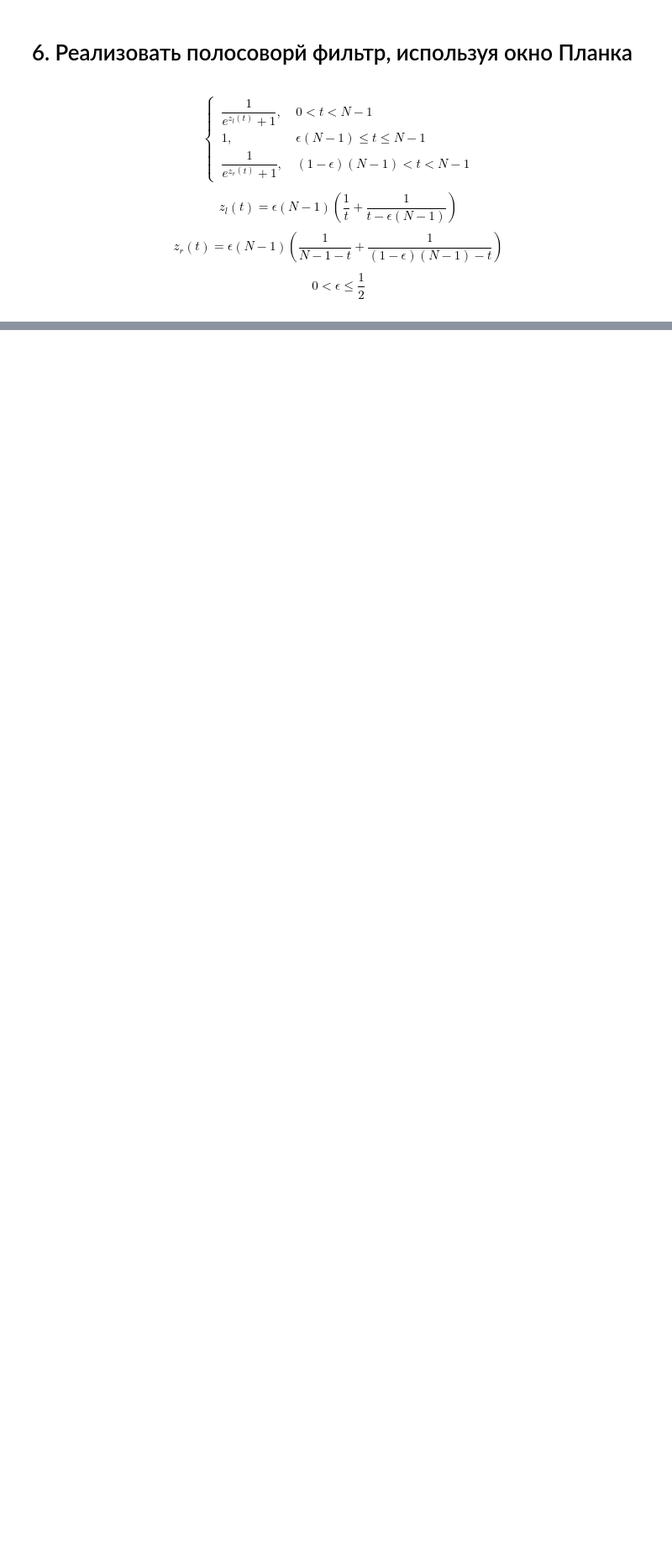
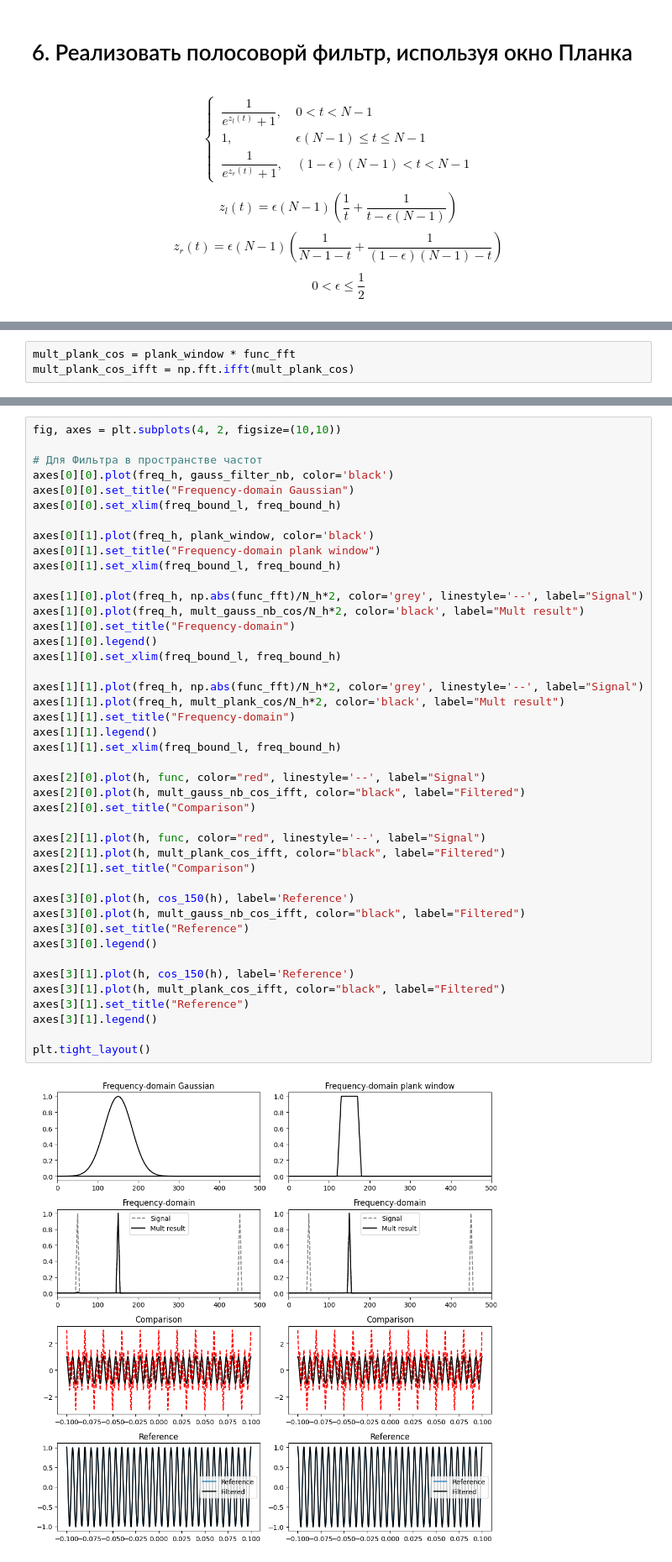
Before and after one commit to MiLiahkim00000101/Digital-Signal-Processing, a Jupyter notebook: Task4/main.ipynb, the cells around one changed output, grey strips where cells are left out. Shown at 84% size. Saved outputs shown, nothing was run; the diff lists cells and outputs as text; blank space fills up the shorter version.

```diff
--- a/Task4/main.ipynb
+++ b/Task4/main.ipynb
@@ -346,0 +480,3 @@ $$0 < \epsilon \le \frac{1}{2}$$
+# %%
+mult_plank_cos = plank_window * func_fft
+mult_plank_cos_ifft = np.fft.ifft(mult_plank_cos)
@@ -346,0 +485,45 @@ $$0 < \epsilon \le \frac{1}{2}$$
+# %%
+fig, axes = plt.subplots(4, 2, figsize=(10,10))
+
+# Для Фильтра в пространстве частот
+axes[0][0].plot(freq_h, gauss_filter_nb, color='black')
+axes[0][0].set_title("Frequency-domain Gaussian")
+axes[0][0].set_xlim(freq_bound_l, freq_bound_h)
+
+axes[0][1].plot(freq_h, plank_window, color='black')
+axes[0][1].set_title("Frequency-domain plank window")
+axes[0][1].set_xlim(freq_bound_l, freq_bound_h)
+
+axes[1][0].plot(freq_h, np.abs(func_fft)/N_h*2, color='grey', linestyle='--', label="Signal")
+axes[1][0].plot(freq_h, mult_gauss_nb_cos/N_h*2, color='black', label="Mult result")
+axes[1][0].set_title("Frequency-domain")
+axes[1][0].legend()
+axes[1][0].set_xlim(freq_bound_l, freq_bound_h)
+
+axes[1][1].plot(freq_h, np.abs(func_fft)/N_h*2, color='grey', linestyle='--', label="Signal")
+axes[1][1].plot(freq_h, mult_plank_cos/N_h*2, color='black', label="Mult result")
+axes[1][1].set_title("Frequency-domain")
+axes[1][1].legend()
+axes[1][1].set_xlim(freq_bound_l, freq_bound_h)
+
+axes[2][0].plot(h, func, color="red", linestyle='--', label="Signal")
+axes[2][0].plot(h, mult_gauss_nb_cos_ifft, color="black", label="Filtered")
+axes[2][0].set_title("Comparison")
+
+axes[2][1].plot(h, func, color="red", linestyle='--', label="Signal")
+axes[2][1].plot(h, mult_plank_cos_ifft, color="black", label="Filtered")
+axes[2][1].set_title("Comparison")
+
+axes[3][0].plot(h, cos_150(h), label='Reference')
+axes[3][0].plot(h, mult_gauss_nb_cos_ifft, color="black", label="Filtered")
+axes[3][0].set_title("Reference")
+axes[3][0].legend()
+
+axes[3][1].plot(h, cos_150(h), label='Reference')
+axes[3][1].plot(h, mult_plank_cos_ifft, color="black", label="Filtered")
+axes[3][1].set_title("Reference")
+axes[3][1].legend()
+
+plt.tight_layout()
+# %% [output]
+[figure, added]
```
Also changed, not shown: parts of 6 cells of this notebook, 5 other files.
